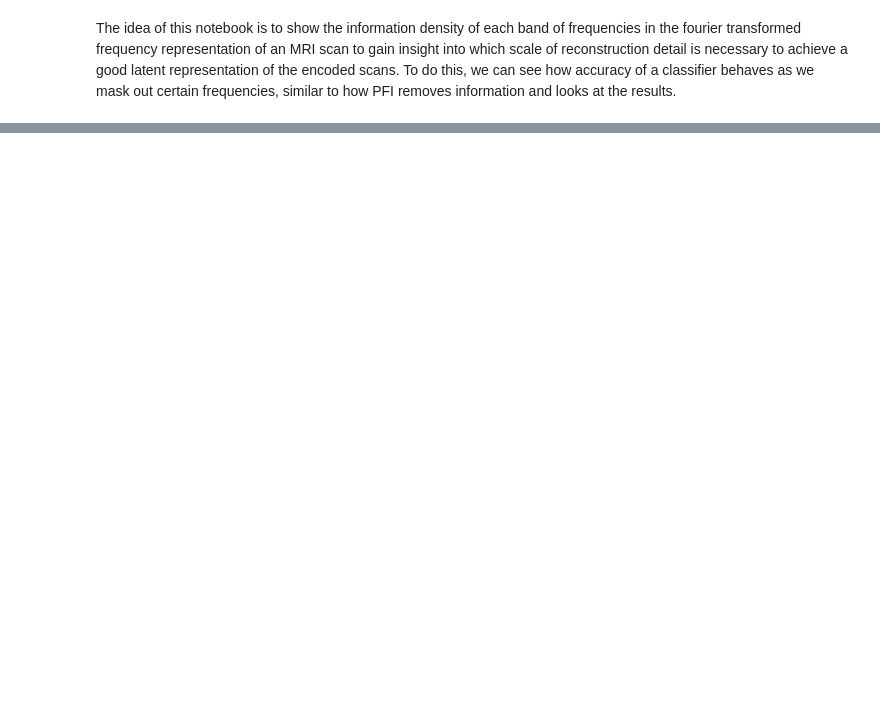
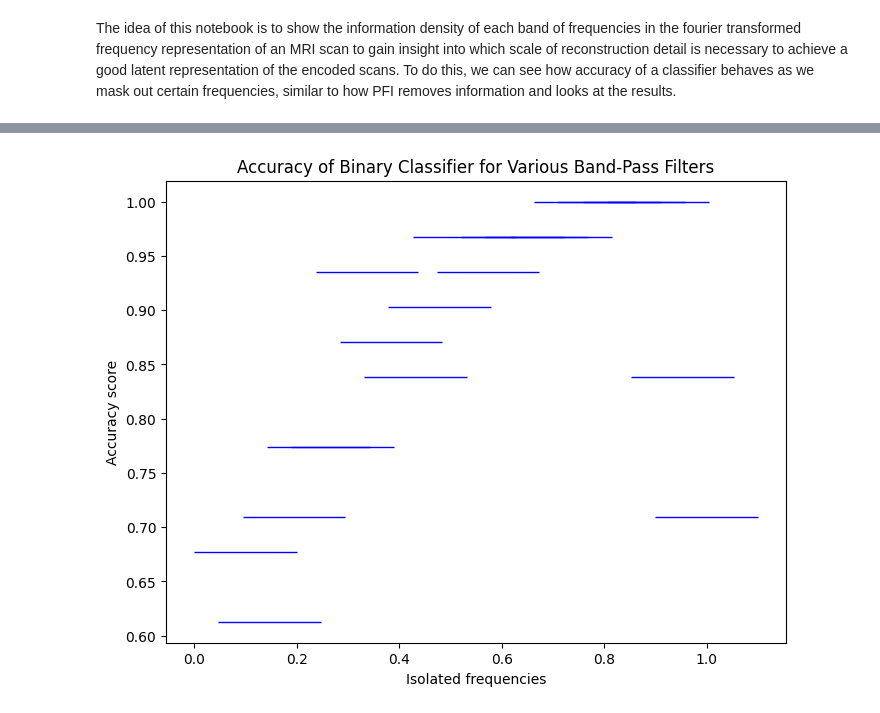
Before and after one commit to Vaakir/unsupervised-deep-learning-bachelor-thesis, a Jupyter notebook: importance_of_frequencies.ipynb, the cells around one changed output, grey strips where cells are left out. Cells and saved outputs as stored; diff of their text form; code cells hidden in the pictures; blank space fills up the shorter version.

Commit message:
testing frequencies

```diff
--- a/importance_of_frequencies.ipynb
+++ b/importance_of_frequencies.ipynb
@@ -95,5 +120,5 @@ plt.show()
 # %%
-band_width = 0.3
+band_width = 0.2
 band_starts = np.linspace(0, 0.9, num=20)
 num_freqs = 100  # Assume 100 frequency bins for visualization
 
@@ -113,19 +138,16 @@ for i, band_start in enumerate(band_starts):
     # Train the classifier
     model = models.Sequential([
         layers.Input(shape=(80,96,80,1)),
-        layers.Conv3D(5, 3, strides=2),
-        layers.Conv3D(20, 3, strides=2),
-        layers.Conv3D(50, 3, strides=2),
-        layers.Conv3D(90, 3, strides=2),
+        layers.Conv3D(5, 4, strides=2),
+        layers.Conv3D(25, 3, strides=2),
+        layers.Conv3D(60, 3, strides=2),
+        layers.Conv3D(110, 3, strides=2),
         layers.Flatten(),
-        layers.Dense(labels.shape[1])
+        layers.Dense(labels.shape[1], activation='softmax')
     ])
-    model.compile(loss="mse", optimizer="adam")
-    model.fit(images_, labels, epochs=60)
-
-    # Evaluate performance
-    pred = model.predict(images_)
-    acc = accuracy_score(np.argmax(labels, axis=1), np.argmax(pred, axis=1))
+    model.compile(loss="categorical_crossentropy", optimizer="adam", metrics=['accuracy'])
+    hist = model.fit(images_, labels, epochs=70, validation_split=0.4, shuffle=False) # Use the pre-shuffled dataset
+    acc = hist.history['val_accuracy'][-1]
     scores.append(acc)
     print(f"Accuracy for band ({band_start}, {band_end}): {acc}")
 
@@ -155,3 +176,16 @@ KeyboardInterrupt:
+# %%
+plt.figure(figsize=(8, 6))
+for bs, score in zip(band_starts, scores):
+    plt.hlines(score, xmin=bs, xmax=bs+band_width, colors='b', linewidth=1)
+
+# Labels and title
+plt.xlabel("Isolated frequencies")
+plt.ylabel("Accuracy score")
+plt.title("Accuracy of Binary Classifier for Various Band-Pass Filters")
+
+plt.show()
+# %% [output]
+[figure, added]
 # %%
 # Convert scores to a NumPy array
 S = np.array(scores)
```
Also changed, not shown: parts of 10 cells of this notebook, 3 other files.
